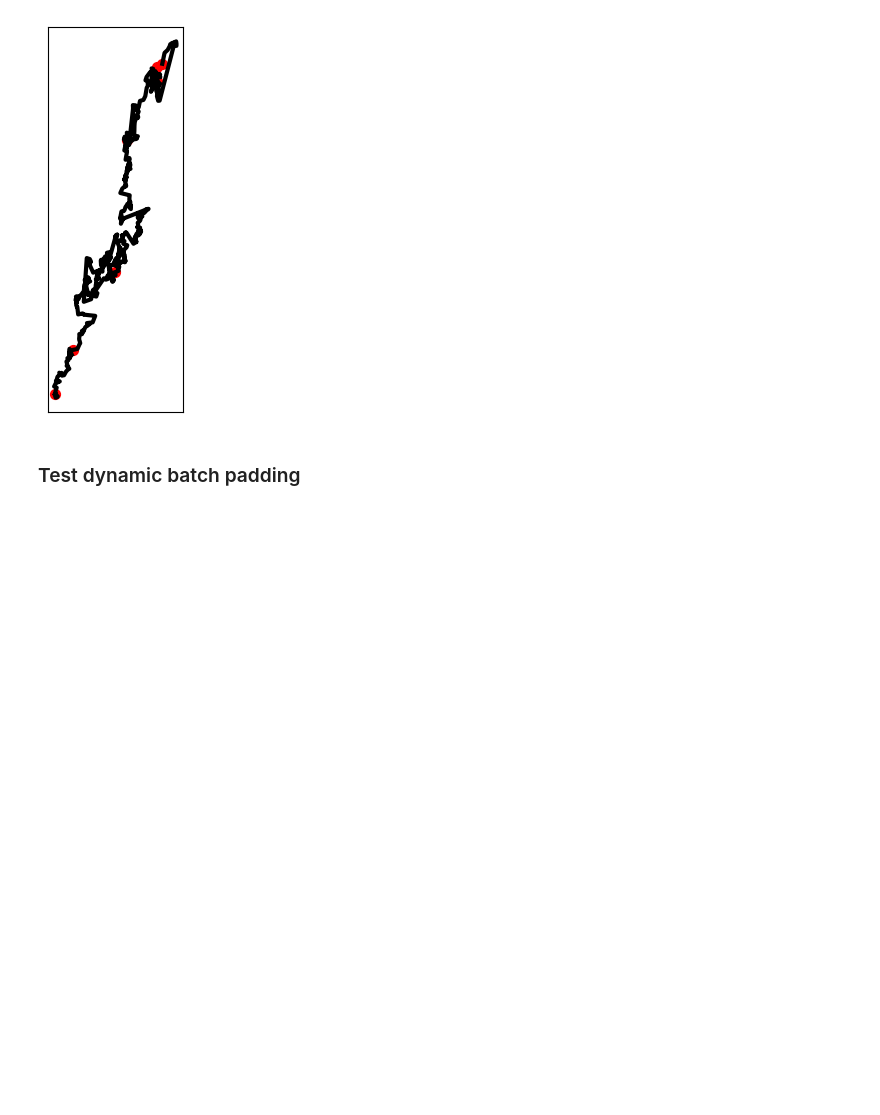
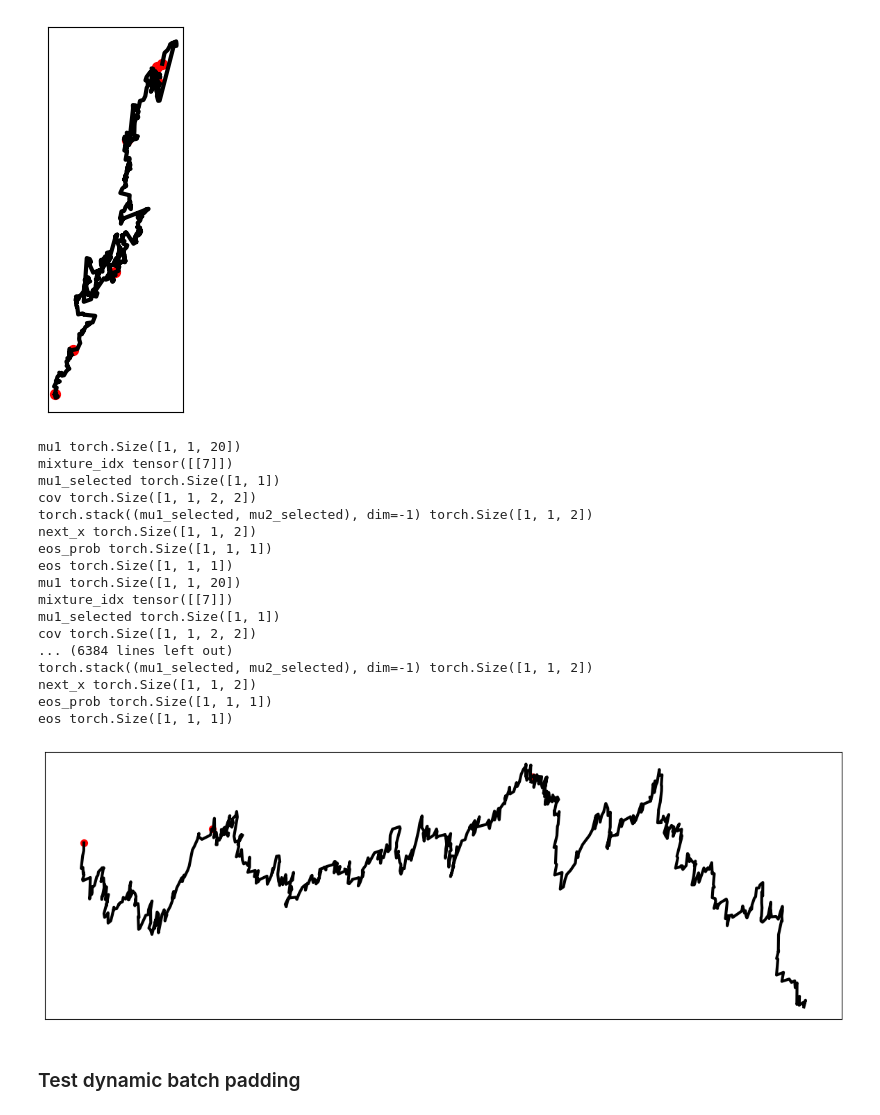
Before and after one commit to timothyq/LSTM_For_Handwriting, a Jupyter notebook: data_exploration.ipynb, the cells around one changed output. Saved outputs shown, nothing was run; the diff lists cells and outputs as text; code cells hidden in the pictures; blank space fills up the shorter version.

```diff
--- a/data_exploration.ipynb
+++ b/data_exploration.ipynb
@@ -336,6 +336,44 @@ next_x torch.Size([1, 1, 2])
 eos_prob torch.Size([1, 1, 1])
 eos torch.Size([1, 1, 1])
 [figure]
+# %%
+model = lstm_model.Uncondition_LSTM(
+    alphabet_size=78,
+    input_size=3,
+    hidden_size=400,
+    num_layers=3,
+    component_K=20,
+    dropout=0.1
+).to('cpu')
+model.load_state_dict(torch.load('models/uncon_lstm_batch64_outputLayerNorm_20e.pt', map_location=torch.device('cpu')))
+model.eval()
+
+sequence_lengths = 800
+generated_sequence = model.predict(sequence_lengths, 'cpu')
+
+generated_sequence_numpy = generated_sequence.cpu().detach().numpy().squeeze(0)
+
+generated_sequence_numpy[-1,0] = 1
+plot_stroke_with_ending(generated_sequence_numpy)
+# %% [output]
+mu1 torch.Size([1, 1, 20])
+mixture_idx tensor([[7]])
+mu1_selected torch.Size([1, 1])
+cov torch.Size([1, 1, 2, 2])
+torch.stack((mu1_selected, mu2_selected), dim=-1) torch.Size([1, 1, 2])
+next_x torch.Size([1, 1, 2])
+eos_prob torch.Size([1, 1, 1])
+eos torch.Size([1, 1, 1])
+mu1 torch.Size([1, 1, 20])
+mixture_idx tensor([[7]])
+mu1_selected torch.Size([1, 1])
+cov torch.Size([1, 1, 2, 2])
+... (6384 lines left out)
+torch.stack((mu1_selected, mu2_selected), dim=-1) torch.Size([1, 1, 2])
+next_x torch.Size([1, 1, 2])
+eos_prob torch.Size([1, 1, 1])
+eos torch.Size([1, 1, 1])
+[figure, added]
 # %% [markdown]
 ### Test dynamic batch padding
 # %%
```
Also changed, not shown: 7 other files.
